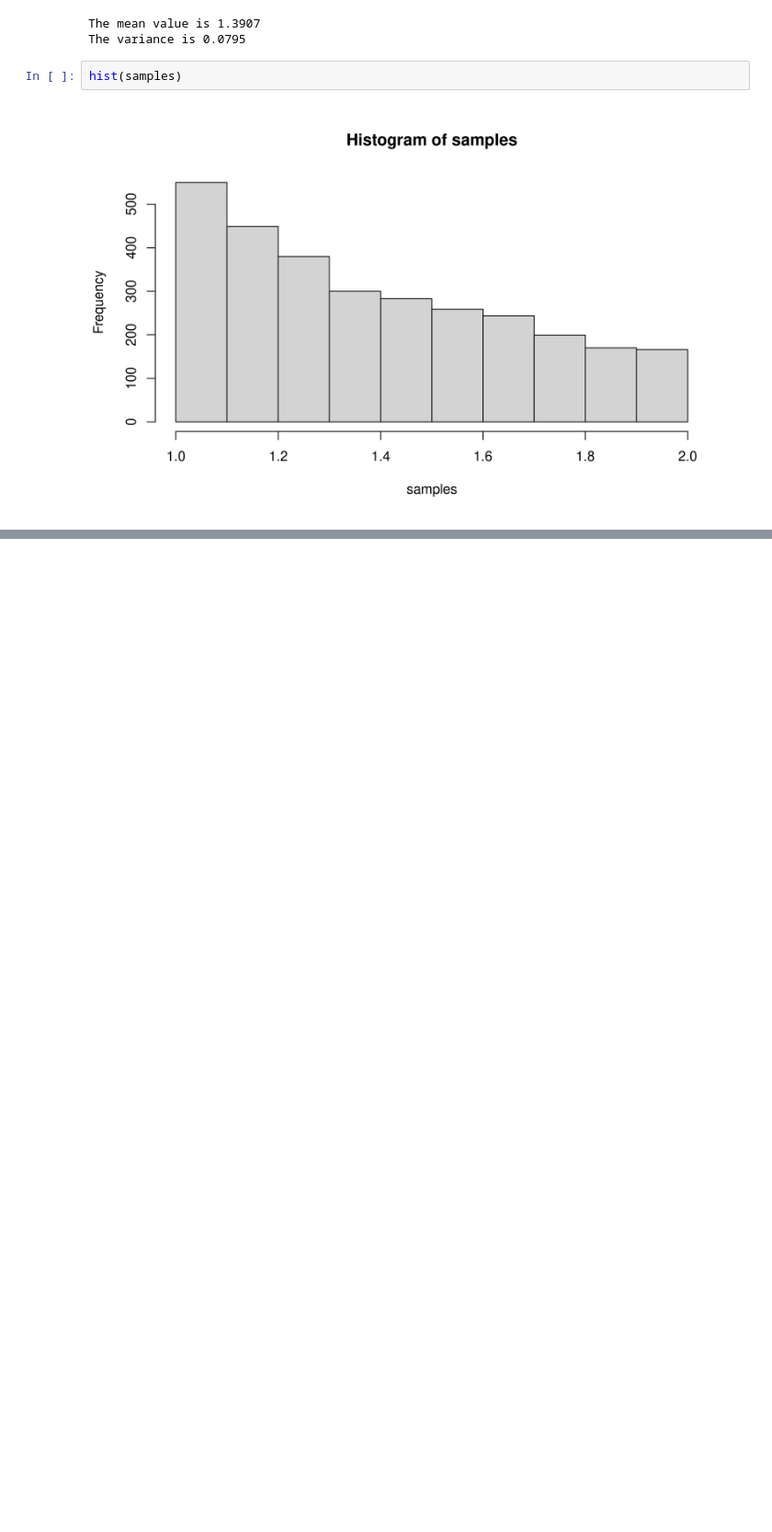
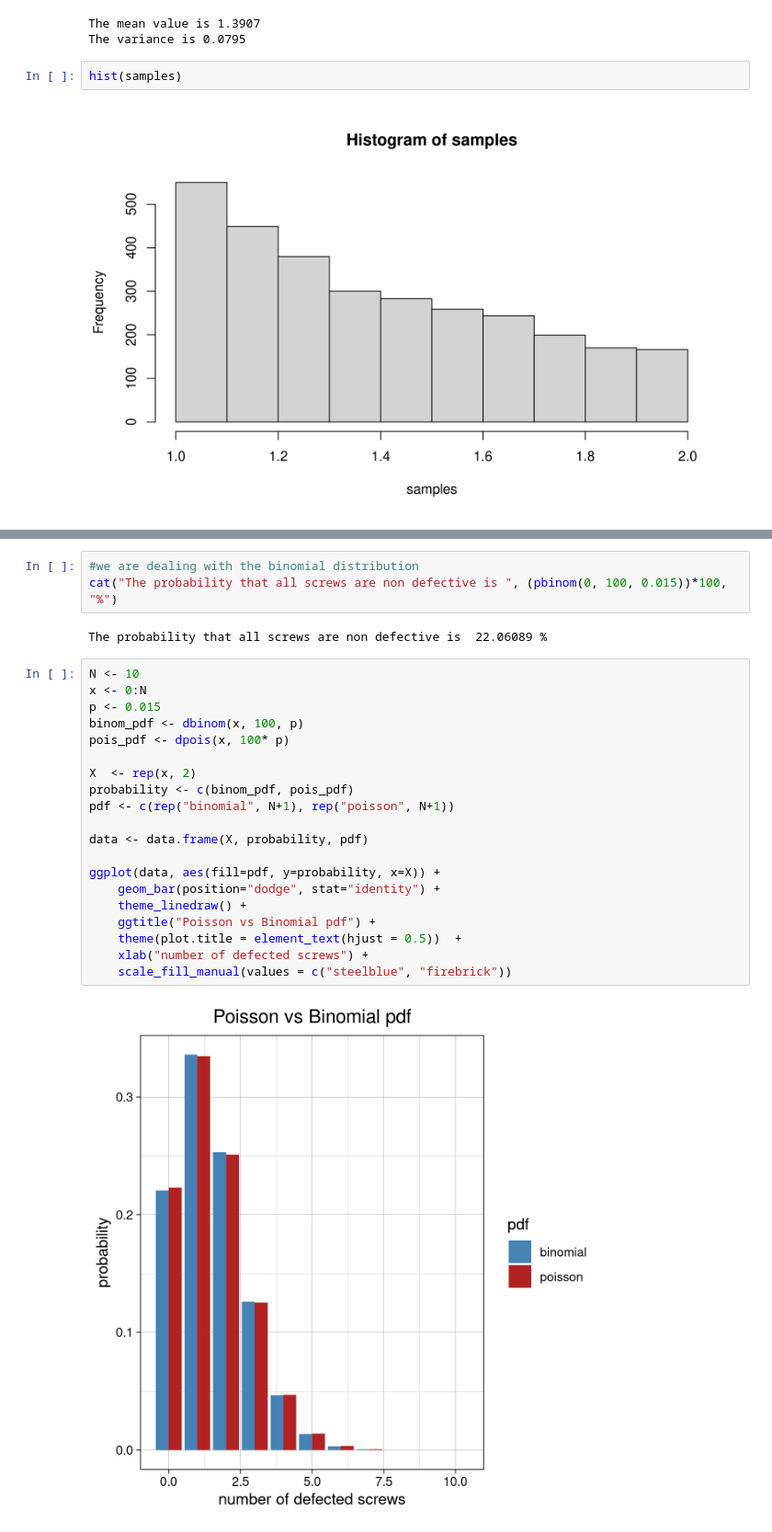
Before and after one commit to PietroCappelli/Advance_stat, a Jupyter notebook: Exercises/exercises02.ipynb, the cells around one changed output, grey strips where cells are left out. Shown at 92% size. Drawn from its saved outputs; the diff is of its cells as text; blank space fills up the shorter version.

```diff
--- a/Exercises/exercises02.ipynb
+++ b/Exercises/exercises02.ipynb
@@ -287,0 +299,27 @@ hist(samples)
+# %%
+#we are dealing with the binomial distribution
+cat("The probability that all screws are non defective is ", (pbinom(0, 100, 0.015))*100, "%")
+# %% [output]
+The probability that all screws are non defective is  22.06089 %
+# %%
+N <- 10
+x <- 0:N
+p <- 0.015
+binom_pdf <- dbinom(x, 100, p)
+pois_pdf <- dpois(x, 100* p)
+
+X  <- rep(x, 2)
+probability <- c(binom_pdf, pois_pdf)
+pdf <- c(rep("binomial", N+1), rep("poisson", N+1))
+
+data <- data.frame(X, probability, pdf)
+
+ggplot(data, aes(fill=pdf, y=probability, x=X)) +
+    geom_bar(position="dodge", stat="identity") +
+    theme_linedraw() +
+    ggtitle("Poisson vs Binomial pdf") +
+    theme(plot.title = element_text(hjust = 0.5))  +
+    xlab("number of defected screws") +
+    scale_fill_manual(values = c("steelblue", "firebrick"))
+# %% [output]
+[figure, added]
```
Also changed, not shown: parts of 17 cells of this notebook.
